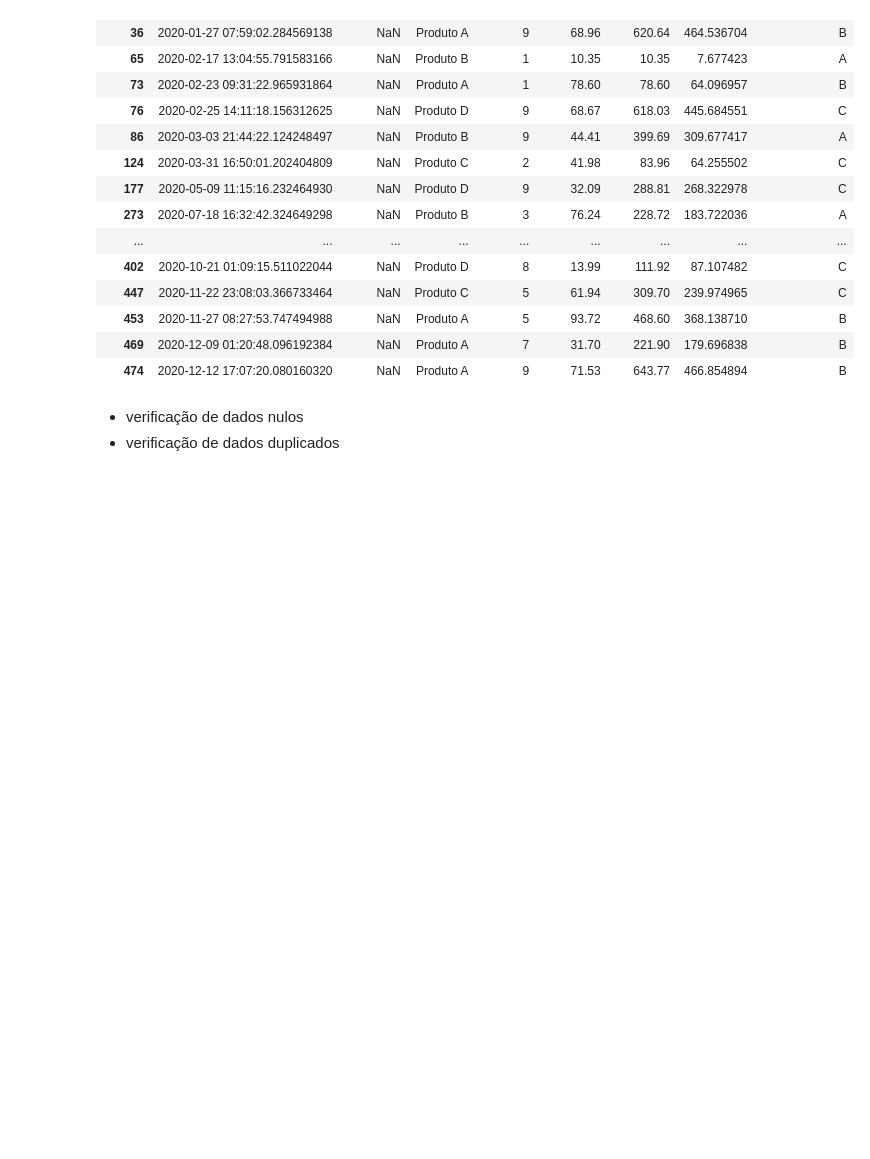
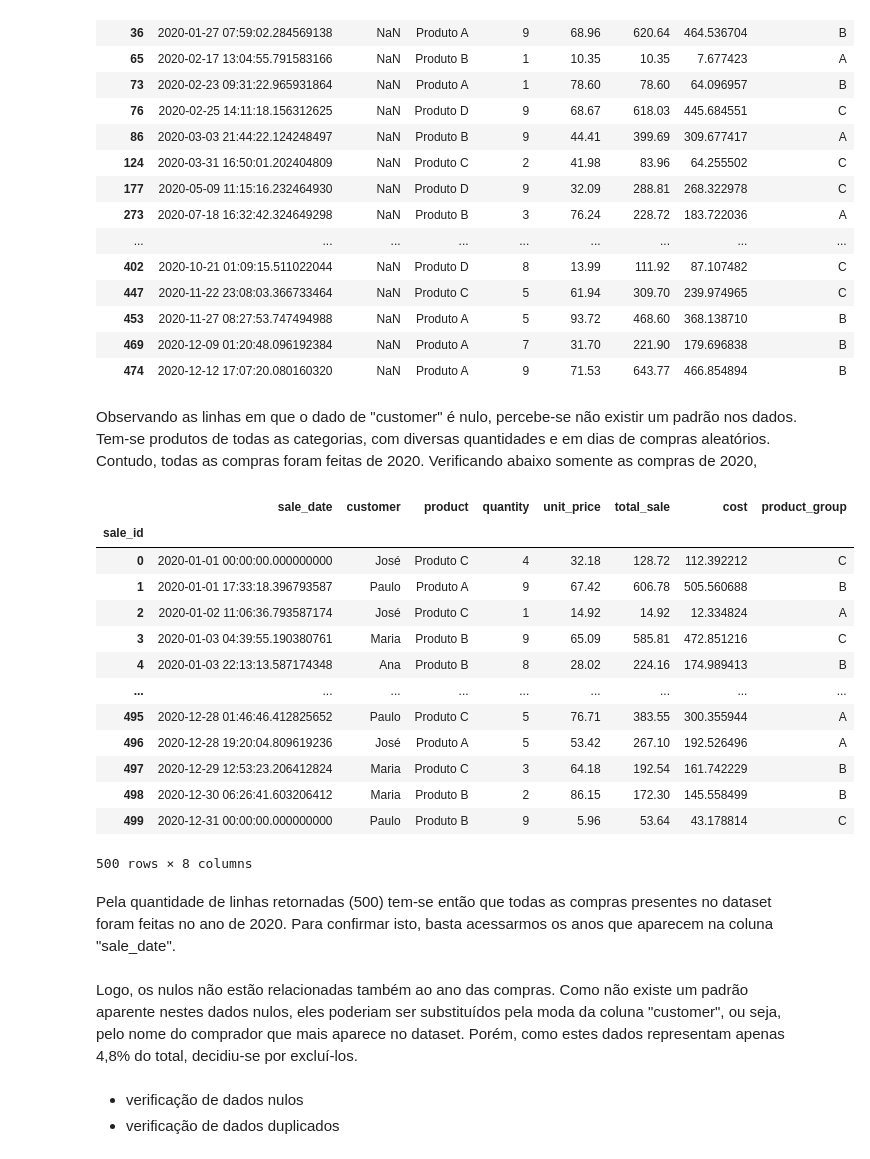
Before and after one commit to rfprates/extraindo_dados_pdf, a Jupyter notebook: data_extraction_pdf.ipynb, the cells around one changed output. Drawn from its saved outputs; the diff is of its cells as text; code cells hidden in the pictures; blank space fills up the shorter version.

```diff
--- a/data_extraction_pdf.ipynb
+++ b/data_extraction_pdf.ipynb
@@ -247,6 +247,29 @@ sales_df[nulos]
 | 453 | 2020-11-27 08:27:53.747494988 | NaN | Produto A | 5 | 93.72 | 468.60 | 368.138710 | B |
 | 469 | 2020-12-09 01:20:48.096192384 | NaN | Produto A | 7 | 31.70 | 221.90 | 179.696838 | B |
 | 474 | 2020-12-12 17:07:20.080160320 | NaN | Produto A | 9 | 71.53 | 643.77 | 466.854894 | B |
+# %% [markdown]
+Observando as linhas em que o dado de "customer" é nulo, percebe-se não existir um padrão nos dados. Tem-se produtos de todas as categorias, com diversas quantidades e em dias de compras aleatórios. Contudo, todas as compras foram feitas de 2020. Verificando abaixo somente as compras de 2020,
+# %%
+sales_df[sales_df['sale_date'].dt.year == 2020]
+# %% [output]
+|  | sale_date | customer | product | quantity | unit_price | total_sale | cost | product_group |
+| sale_id |  |  |  |  |  |  |  |  |
+| 0 | 2020-01-01 00:00:00.000000000 | José | Produto C | 4 | 32.18 | 128.72 | 112.392212 | C |
+| 1 | 2020-01-01 17:33:18.396793587 | Paulo | Produto A | 9 | 67.42 | 606.78 | 505.560688 | B |
+| 2 | 2020-01-02 11:06:36.793587174 | José | Produto C | 1 | 14.92 | 14.92 | 12.334824 | A |
+| 3 | 2020-01-03 04:39:55.190380761 | Maria | Produto B | 9 | 65.09 | 585.81 | 472.851216 | C |
+| 4 | 2020-01-03 22:13:13.587174348 | Ana | Produto B | 8 | 28.02 | 224.16 | 174.989413 | B |
+| ... | ... | ... | ... | ... | ... | ... | ... | ... |
+| 495 | 2020-12-28 01:46:46.412825652 | Paulo | Produto C | 5 | 76.71 | 383.55 | 300.355944 | A |
+| 496 | 2020-12-28 19:20:04.809619236 | José | Produto A | 5 | 53.42 | 267.10 | 192.526496 | A |
+| 497 | 2020-12-29 12:53:23.206412824 | Maria | Produto C | 3 | 64.18 | 192.54 | 161.742229 | B |
+| 498 | 2020-12-30 06:26:41.603206412 | Maria | Produto B | 2 | 86.15 | 172.30 | 145.558499 | B |
+| 499 | 2020-12-31 00:00:00.000000000 | Paulo | Produto B | 9 | 5.96 | 53.64 | 43.178814 | C |
+500 rows × 8 columns
+# %% [markdown]
+Pela quantidade de linhas retornadas (500) tem-se então que todas as compras presentes no dataset foram feitas no ano de 2020. Para confirmar isto, basta acessarmos os anos que aparecem na coluna "sale_date".
+# %% [markdown]
+Logo, os nulos não estão relacionadas também ao ano das compras. Como não existe um padrão aparente nestes dados nulos, eles poderiam ser substituídos pela moda da coluna "customer", ou seja, pelo nome do comprador que mais aparece no dataset. Porém, como estes dados representam apenas 4,8% do total, decidiu-se por excluí-los.
 # %% [markdown]
 - verificação de dados nulos
 - verificação de dados duplicados
```
